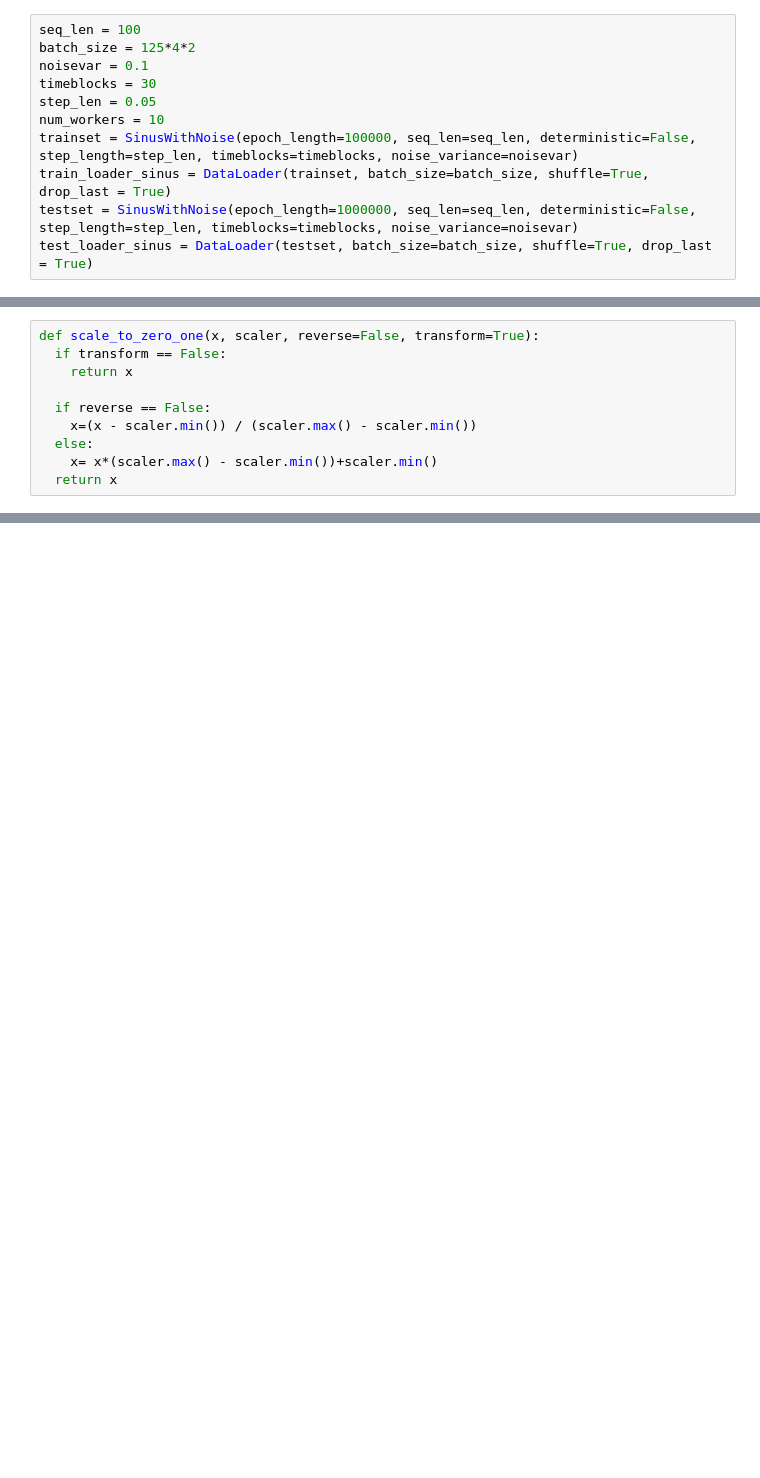
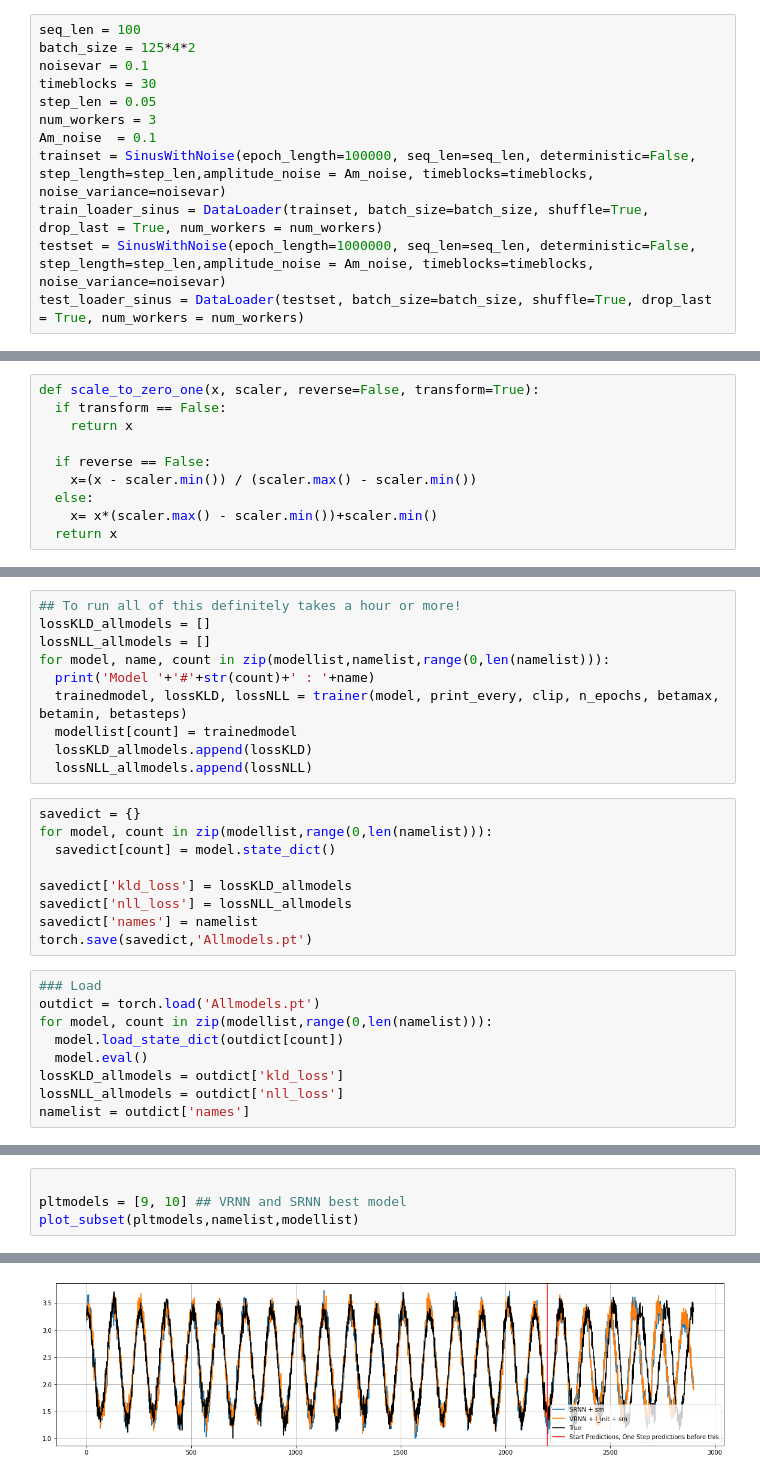
Before and after one commit to cdglissov/recurrent-flows-msc, a Jupyter notebook: Notebooks/VRNN1D.ipynb, the cells around one changed output, grey strips where cells are left out. Cells and saved outputs as stored; diff of their text form; blank space fills up the shorter version.

```diff
--- a/Notebooks/VRNN1D.ipynb
+++ b/Notebooks/VRNN1D.ipynb
@@ -963,11 +1549,12 @@ batch_size = 125*4*2
 noisevar = 0.1
 timeblocks = 30
 step_len = 0.05
-num_workers = 10
-trainset = SinusWithNoise(epoch_length=100000, seq_len=seq_len, deterministic=False, step_length=step_len, timeblocks=timeblocks, noise_variance=noisevar)
-train_loader_sinus = DataLoader(trainset, batch_size=batch_size, shuffle=True, drop_last = True)
-testset = SinusWithNoise(epoch_length=1000000, seq_len=seq_len, deterministic=False, step_length=step_len, timeblocks=timeblocks, noise_variance=noisevar)
-test_loader_sinus = DataLoader(testset, batch_size=batch_size, shuffle=True, drop_last = True)
+num_workers = 3
+Am_noise  = 0.1
+trainset = SinusWithNoise(epoch_length=100000, seq_len=seq_len, deterministic=False, step_length=step_len,amplitude_noise = Am_noise, timeblocks=timeblocks, noise_variance=noisevar)
+train_loader_sinus = DataLoader(trainset, batch_size=batch_size, shuffle=True, drop_last = True, num_workers = num_workers)
+testset = SinusWithNoise(epoch_length=1000000, seq_len=seq_len, deterministic=False, step_length=step_len,amplitude_noise = Am_noise, timeblocks=timeblocks, noise_variance=noisevar)
+test_loader_sinus = DataLoader(testset, batch_size=batch_size, shuffle=True, drop_last = True, num_workers = num_workers)
 # %%
 # %% [output]
 1024
@@ -1429,0 +1730,28 @@ plt.show()
+# %%
+## To run all of this definitely takes a hour or more!
+lossKLD_allmodels = []
+lossNLL_allmodels = []
+for model, name, count in zip(modellist,namelist,range(0,len(namelist))):
+  print('Model '+'#'+str(count)+' : '+name)
+  trainedmodel, lossKLD, lossNLL = trainer(model, print_every, clip, n_epochs, betamax, betamin, betasteps)
+  modellist[count] = trainedmodel
+  lossKLD_allmodels.append(lossKLD)
+  lossNLL_allmodels.append(lossNLL)
+# %%
+savedict = {}
+for model, count in zip(modellist,range(0,len(namelist))):
+  savedict[count] = model.state_dict()
+
+savedict['kld_loss'] = lossKLD_allmodels
+savedict['nll_loss'] = lossNLL_allmodels
+savedict['names'] = namelist
+torch.save(savedict,'Allmodels.pt')
+# %%
+### Load
+outdict = torch.load('Allmodels.pt')
+for model, count in zip(modellist,range(0,len(namelist))):
+  model.load_state_dict(outdict[count])
+  model.eval()
+lossKLD_allmodels = outdict['kld_loss']
+lossNLL_allmodels = outdict['nll_loss']
+namelist = outdict['names']
@@ -1429,0 +2054,5 @@ plt.show()
+# %%
+
+pltmodels = [9, 10] ## VRNN and SRNN best model
+plot_subset(pltmodels,namelist,modellist)
+# %% [output]
@@ -1429,0 +2063 @@ plt.show()
+[figure, added]
```
Also changed, not shown: parts of 23 cells of this notebook.
